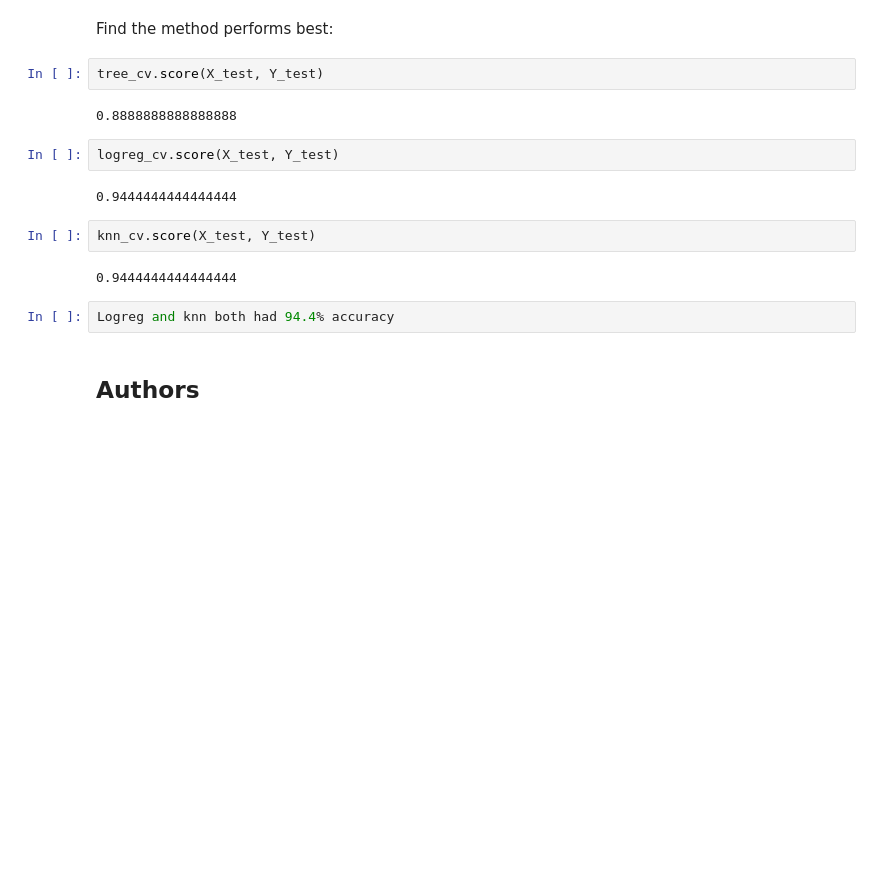
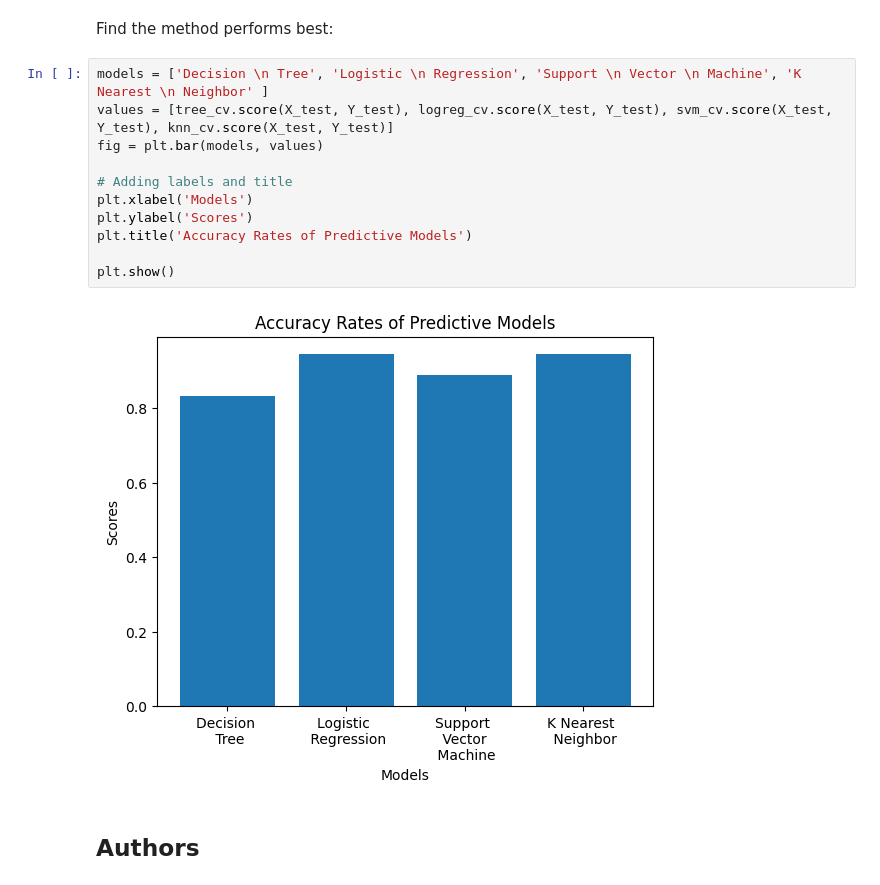
Before and after one commit to bryanheadrick/Applied-Data-Science-Capstone, a Jupyter notebook: SpaceX_Machine Learning Prediction_Part_5.ipynb, the cells around one changed output. Cells and saved outputs as stored; diff of their text form; blank space fills up the shorter version.

Commit message:
Update SpaceX_Machine Learning Prediction_Part_5.ipynb and ds-capstone-template-coursera.odp

```diff
--- a/SpaceX_Machine Learning Prediction_Part_5.ipynb
+++ b/SpaceX_Machine Learning Prediction_Part_5.ipynb
@@ -362,20 +362,19 @@ plot_confusion_matrix(Y_test,yhat)
 ## TASK  12
 # %% [markdown]
 Find the method performs best:
-# %%
-tree_cv.score(X_test, Y_test)
-# %% [output]
-0.8888888888888888
-# %%
-logreg_cv.score(X_test, Y_test)
-# %% [output]
-0.9444444444444444
-# %%
-knn_cv.score(X_test, Y_test)
-# %% [output]
-0.9444444444444444
-# %%
-Logreg and knn both had 94.4% accuracy
+# %%
+models = ['Decision \n Tree', 'Logistic \n Regression', 'Support \n Vector \n Machine', 'K Nearest \n Neighbor' ]
+values = [tree_cv.score(X_test, Y_test), logreg_cv.score(X_test, Y_test), svm_cv.score(X_test, Y_test), knn_cv.score(X_test, Y_test)]
+fig = plt.bar(models, values)
+
+# Adding labels and title
+plt.xlabel('Models')
+plt.ylabel('Scores')
+plt.title('Accuracy Rates of Predictive Models')
+
+plt.show()
+# %% [output]
+[figure, added]
 # %% [markdown]
 ## Authors
 # %% [markdown]
```
Also changed, not shown: parts of 4 cells of this notebook, 1 other file.
